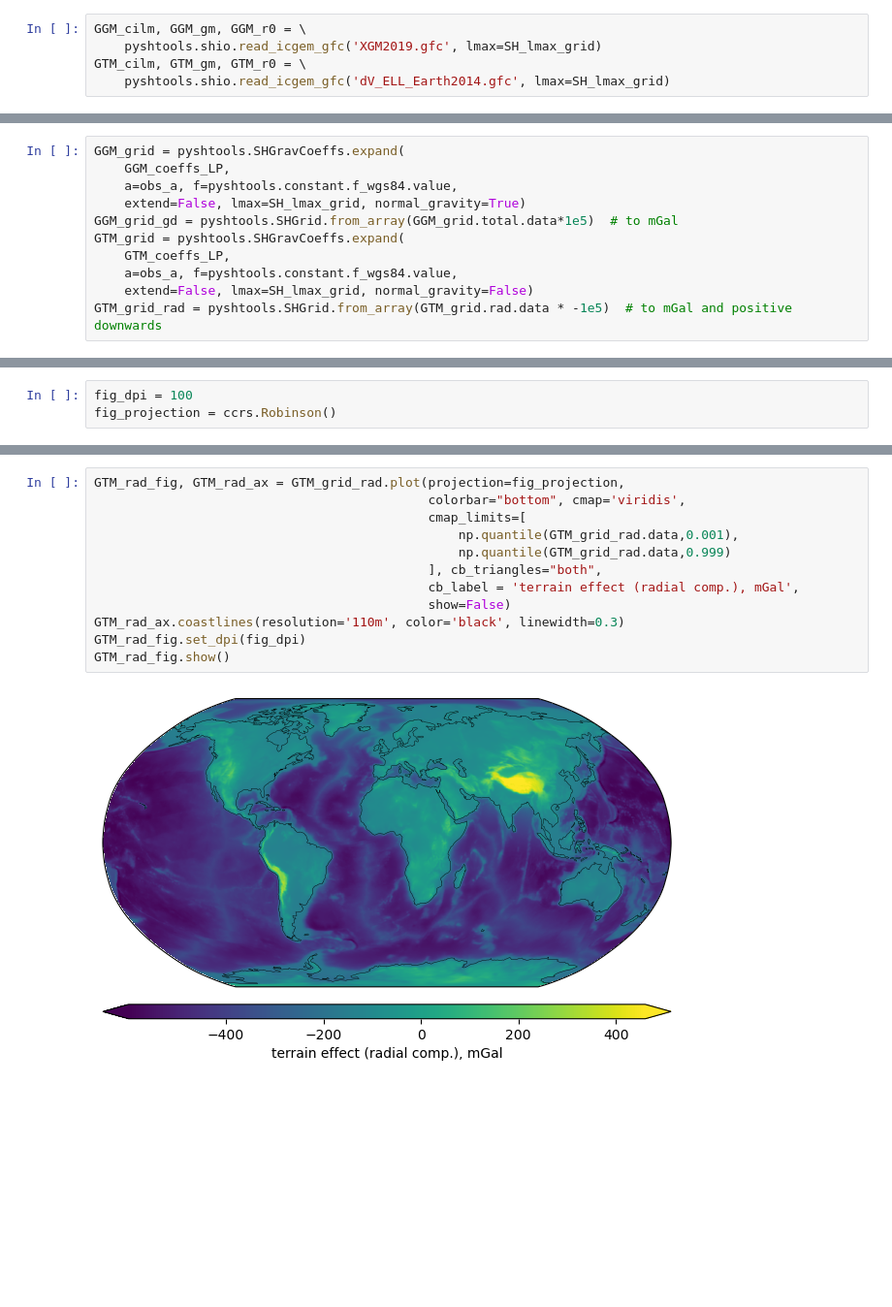
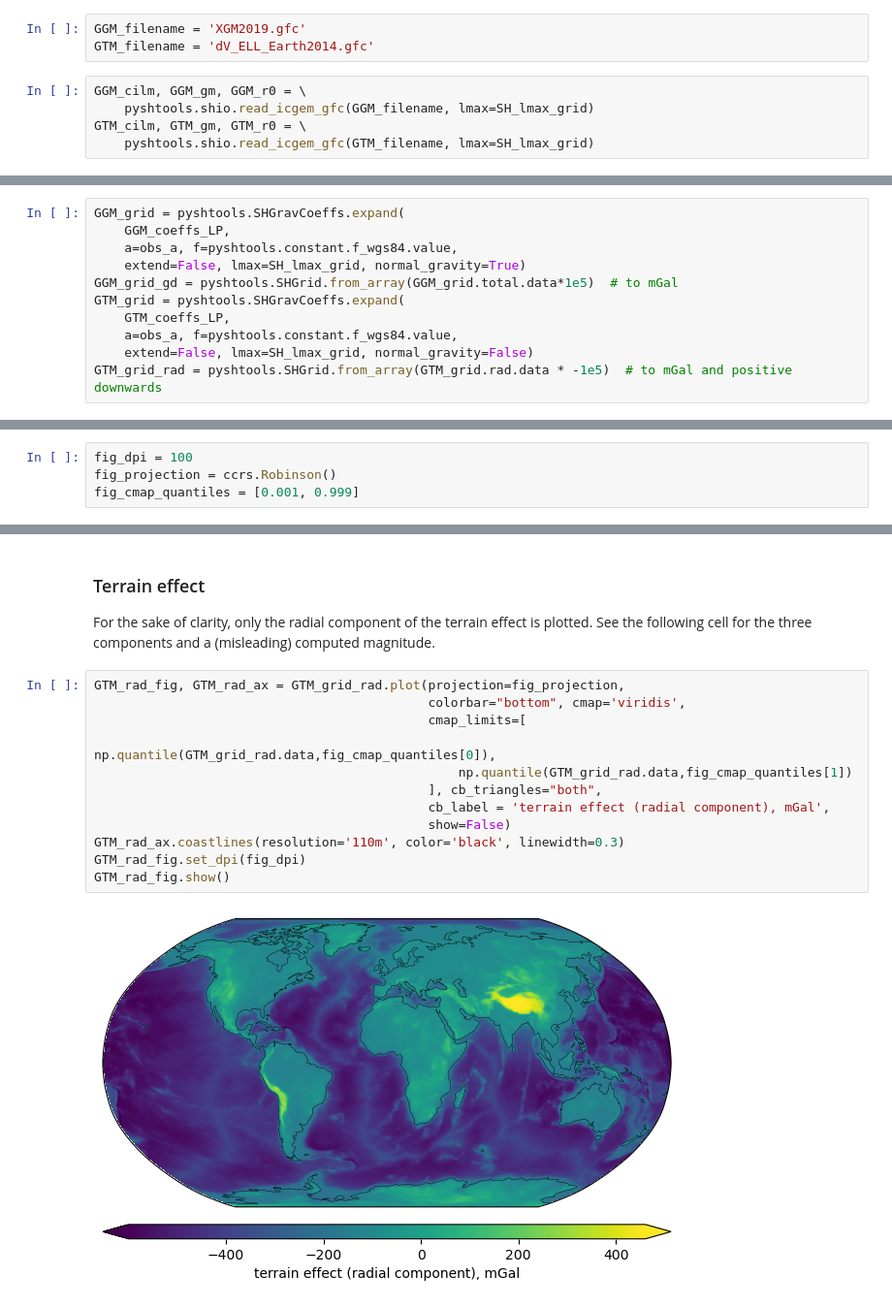
Before and after one commit to apasto/ggm_bg_maps_binder, a Jupyter notebook: ggm_bg.ipynb, the cells around one changed output, grey strips where cells are left out. Shown at 97% size. Cells and saved outputs as stored; diff of their text form; blank space fills up the shorter version.

```diff
--- a/ggm_bg.ipynb
+++ b/ggm_bg.ipynb
@@ -18,5 +65,8 @@ obs_a = pyshtools.constant.a_wgs84.value + obs_height
+# %%
+GGM_filename = 'XGM2019.gfc'
+GTM_filename = 'dV_ELL_Earth2014.gfc'
 # %%
 GGM_cilm, GGM_gm, GGM_r0 = \
-    pyshtools.shio.read_icgem_gfc('XGM2019.gfc', lmax=SH_lmax_grid)
+    pyshtools.shio.read_icgem_gfc(GGM_filename, lmax=SH_lmax_grid)
 GTM_cilm, GTM_gm, GTM_r0 = \
-    pyshtools.shio.read_icgem_gfc('dV_ELL_Earth2014.gfc', lmax=SH_lmax_grid)
+    pyshtools.shio.read_icgem_gfc(GTM_filename, lmax=SH_lmax_grid)
@@ -83,3 +180,4 @@ Vbg_GravGrid_total = pyshtools.SHGrid.from_array(Vbg_GravGrid.total.data * 1e5)
 # %%
 fig_dpi = 100
 fig_projection = ccrs.Robinson()
+fig_cmap_quantiles = [0.001, 0.999]
@@ -97,17 +197,21 @@ GGM_gd_fig.set_dpi(fig_dpi)
 GGM_gd_fig.show()
 # %% [output]
 [figure]
+# %% [markdown]
+### Terrain effect
+For the sake of clarity, only the radial component of the terrain effect is plotted.
+See the following cell for the three components and a (misleading) computed magnitude.
 # %%
 GTM_rad_fig, GTM_rad_ax = GTM_grid_rad.plot(projection=fig_projection,
                                             colorbar="bottom", cmap='viridis',
                                             cmap_limits=[
-                                                np.quantile(GTM_grid_rad.data,0.001),
-                                                np.quantile(GTM_grid_rad.data,0.999)
+                                                np.quantile(GTM_grid_rad.data,fig_cmap_quantiles[0]),
+                                                np.quantile(GTM_grid_rad.data,fig_cmap_quantiles[1])
                                             ], cb_triangles="both",
-                                            cb_label = 'terrain effect (radial comp.), mGal',
+                                            cb_label = 'terrain effect (radial component), mGal',
                                             show=False)
 GTM_rad_ax.coastlines(resolution='110m', color='black', linewidth=0.3)
 GTM_rad_fig.set_dpi(fig_dpi)
 GTM_rad_fig.show()
 # %% [output]
-[figure, old version]
+[figure, new version]
```
Also changed, not shown: parts of 28 cells of this notebook.
